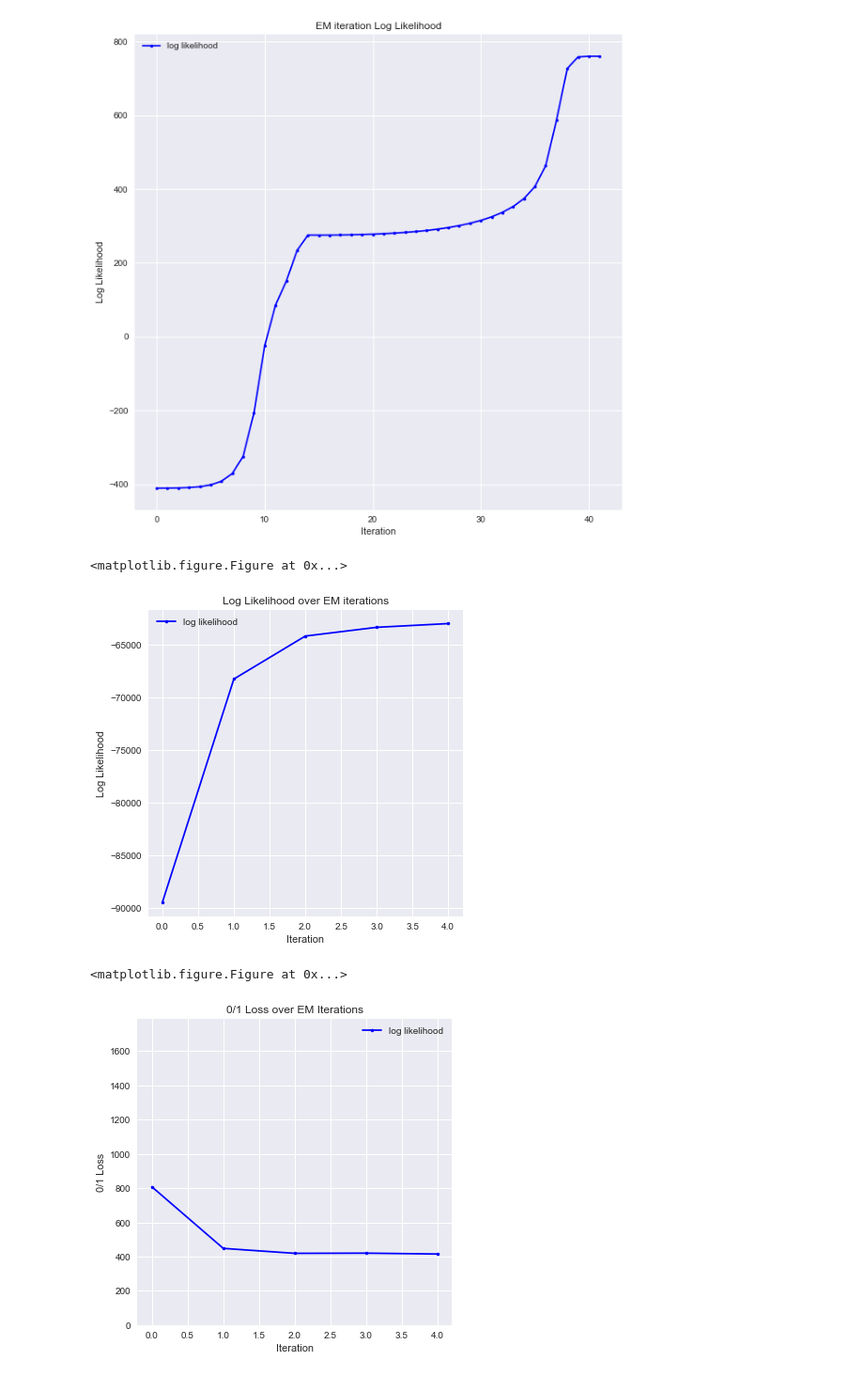
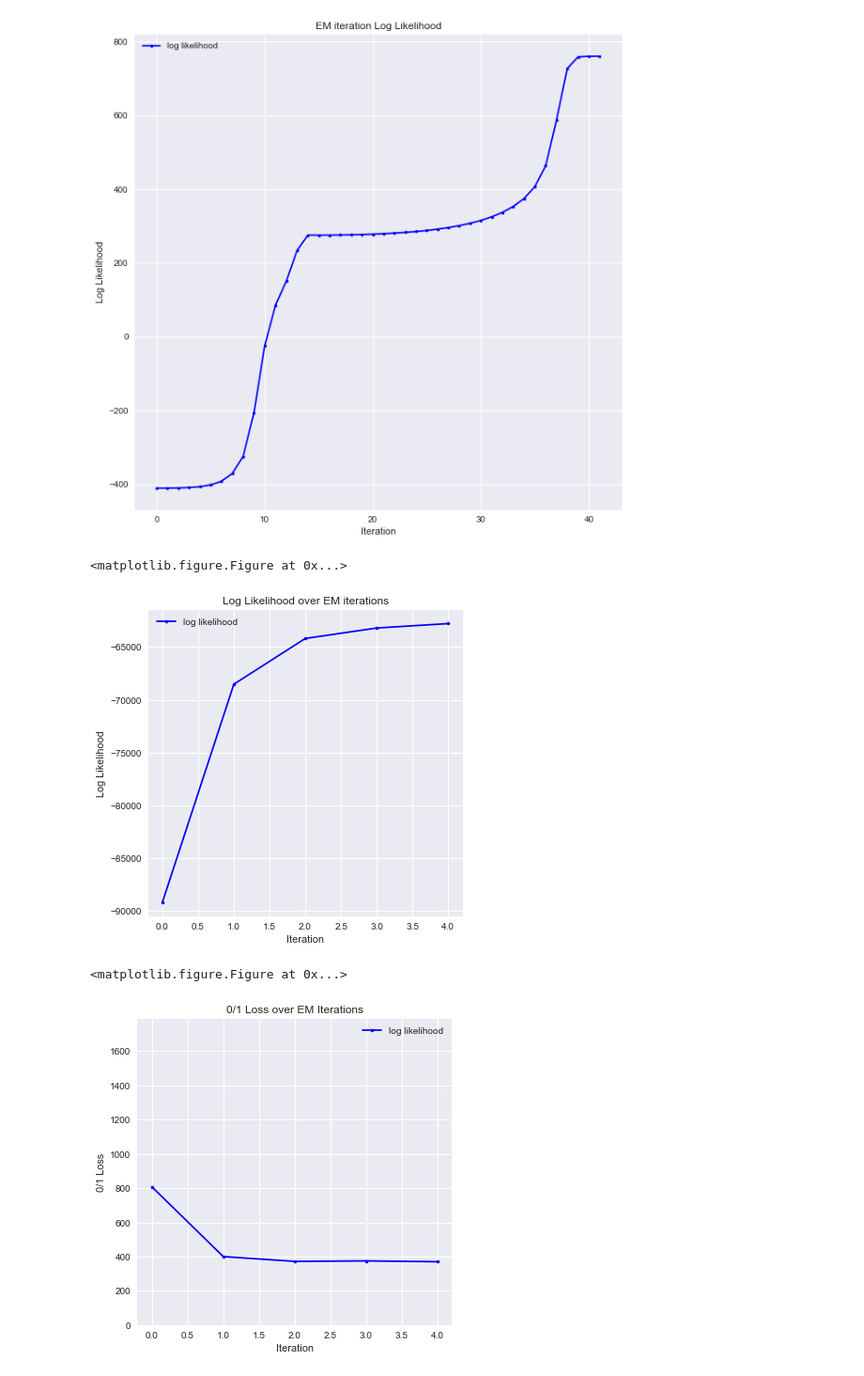
Before and after one commit to waltercai/MLforBigData, a Jupyter notebook: hw2/plotter.ipynb, the cells around one changed output. Shown at 94% size. Cells and saved outputs as stored; diff of their text form; code cells hidden in the pictures.

```diff
--- a/hw2/plotter.ipynb
+++ b/hw2/plotter.ipynb
@@ -340,7 +340,7 @@ plt.show()
 <matplotlib.figure.Figure at 0x...>
 [figure]
 # %%
-lls = [-89432.058961606454, -68280.738310765199, -64209.746797852204, -63380.8340530567, -63027.474536843947]
+lls = [-89175.008835829198, -68525.648168921121, -64192.164366993391, -63202.429809398003, -62782.994670521453]
 
 plt.clf()
 plt.figure(figsize=(6,6))
@@ -352,19 +352,19 @@ plt.legend(loc = 'upper left')
 plt.show()
 # %% [output]
 <matplotlib.figure.Figure at 0x...>
-[figure, old version]
+[figure, new version]
 # %%
-lls = [808, 448, 419, 420, 415]
+losses = [808, 400, 372, 375, 370]
 
 plt.clf()
 plt.figure(figsize=(6,6))
-plt.plot(range(len(lls)), lls, '.-', color = 'blue', label='log likelihood')
+plt.plot(range(len(losses)), losses, '.-', color = 'blue', label='log likelihood')
 plt.title("0/1 Loss over EM Iterations")
 plt.xlabel('Iteration')
 plt.ylabel('0/1 Loss')
 plt.ylim(0,1791)
 plt.legend(loc = 'upper right')
 plt.show()
 # %% [output]
 <matplotlib.figure.Figure at 0x...>
-[figure, old version]
+[figure, new version]
```
Also changed, not shown: parts of 1 cell of this notebook, 7 other files.
